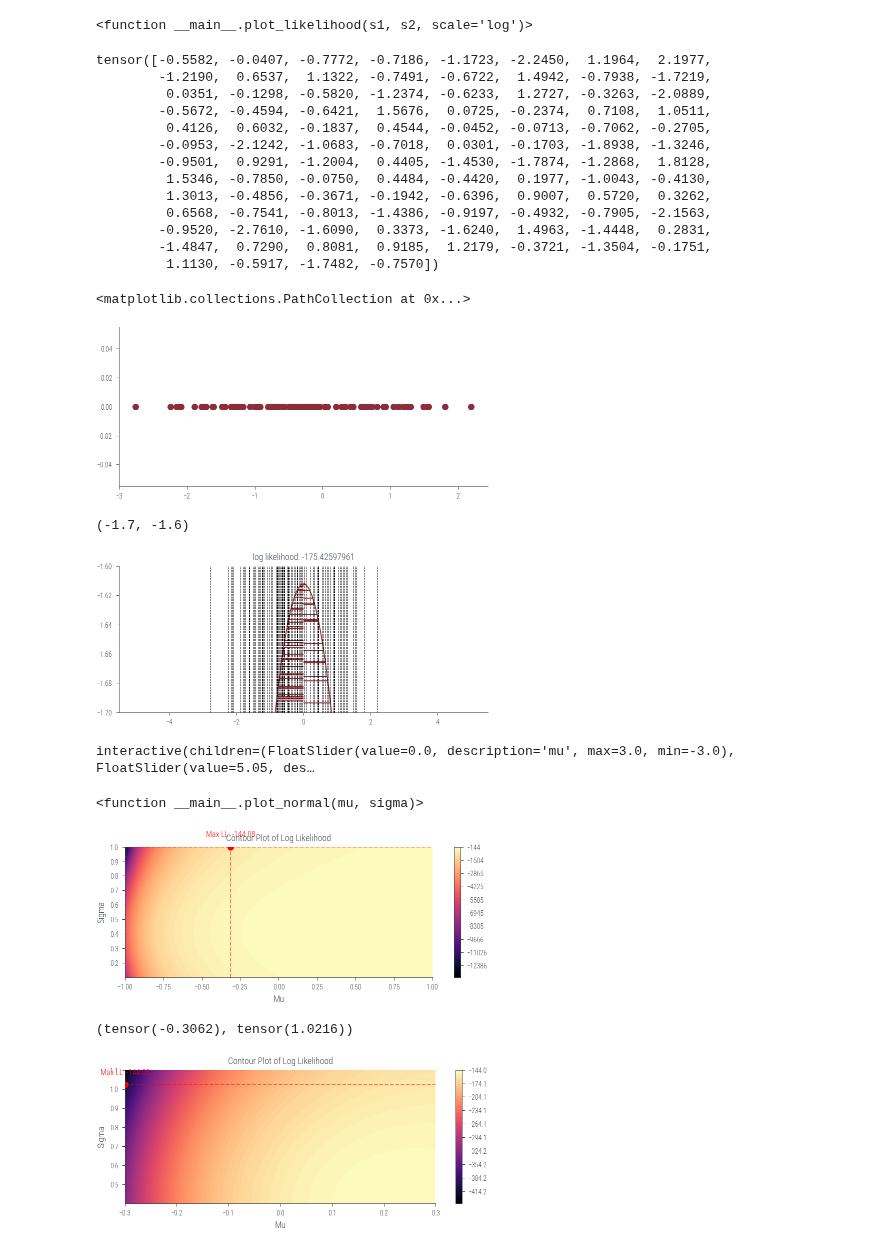
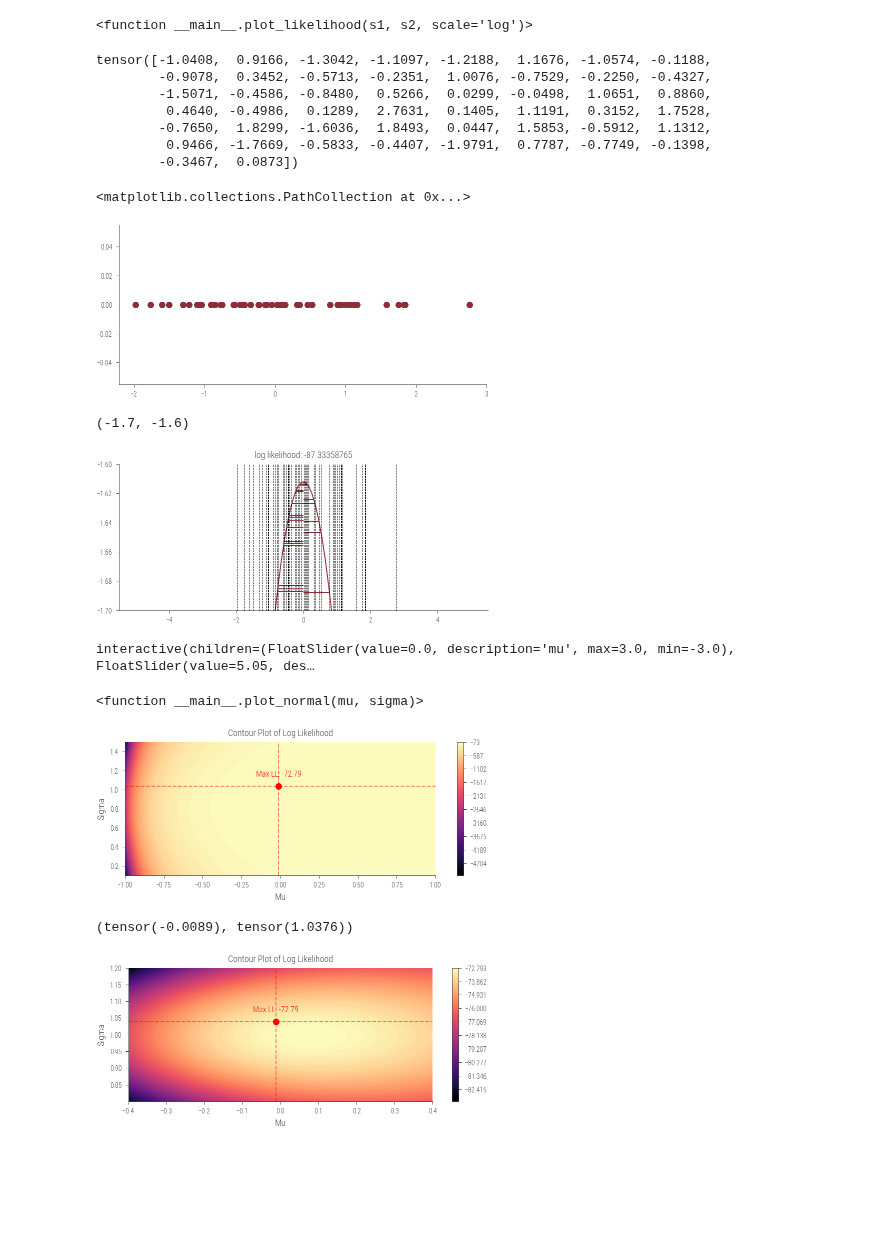
Before and after one commit to nipunbatra/pml-teaching, a Jupyter notebook: notebooks/mle-univariate.ipynb, the cells around one changed output. Saved outputs shown, nothing was run; the diff lists cells and outputs as text; code cells hidden in the pictures; blank space fills up the shorter version.

```diff
--- a/notebooks/mle-univariate.ipynb
+++ b/notebooks/mle-univariate.ipynb
@@ -264,28 +264,23 @@ interactive(children=(IntSlider(value=50, description='s1'), IntSlider(value=50,
 # %%
 # Let us now consider some N points from a univariate Gaussian distribution with mean 0 and variance 1.
 
-N = 100
+N = 50
+torch.manual_seed(2)
 samples = torch.distributions.Normal(0, 1).sample((N,))
 samples
 # %% [output]
-tensor([-0.5582, -0.0407, -0.7772, -0.7186, -1.1723, -2.2450,  1.1964,  2.1977,
-        -1.2190,  0.6537,  1.1322, -0.7491, -0.6722,  1.4942, -0.7938, -1.7219,
-         0.0351, -0.1298, -0.5820, -1.2374, -0.6233,  1.2727, -0.3263, -2.0889,
-        -0.5672, -0.4594, -0.6421,  1.5676,  0.0725, -0.2374,  0.7108,  1.0511,
-         0.4126,  0.6032, -0.1837,  0.4544, -0.0452, -0.0713, -0.7062, -0.2705,
-        -0.0953, -2.1242, -1.0683, -0.7018,  0.0301, -0.1703, -1.8938, -1.3246,
-        -0.9501,  0.9291, -1.2004,  0.4405, -1.4530, -1.7874, -1.2868,  1.8128,
-         1.5346, -0.7850, -0.0750,  0.4484, -0.4420,  0.1977, -1.0043, -0.4130,
-         1.3013, -0.4856, -0.3671, -0.1942, -0.6396,  0.9007,  0.5720,  0.3262,
-         0.6568, -0.7541, -0.8013, -1.4386, -0.9197, -0.4932, -0.7905, -2.1563,
-        -0.9520, -2.7610, -1.6090,  0.3373, -1.6240,  1.4963, -1.4448,  0.2831,
-        -1.4847,  0.7290,  0.8081,  0.9185,  1.2179, -0.3721, -1.3504, -0.1751,
-         1.1130, -0.5917, -1.7482, -0.7570])
+tensor([-1.0408,  0.9166, -1.3042, -1.1097, -1.2188,  1.1676, -1.0574, -0.1188,
+        -0.9078,  0.3452, -0.5713, -0.2351,  1.0076, -0.7529, -0.2250, -0.4327,
+        -1.5071, -0.4586, -0.8480,  0.5266,  0.0299, -0.0498,  1.0651,  0.8860,
+         0.4640, -0.4986,  0.1289,  2.7631,  0.1405,  1.1191,  0.3152,  1.7528,
+        -0.7650,  1.8299, -1.6036,  1.8493,  0.0447,  1.5853, -0.5912,  1.1312,
+         0.9466, -1.7669, -0.5833, -0.4407, -1.9791,  0.7787, -0.7749, -0.1398,
+        -0.3467,  0.0873])
 # %%
 plt.scatter(samples, np.zeros_like(samples))
 # %% [output]
 <matplotlib.collections.PathCollection at 0x...>
-[figure, old version]
+[figure, new version]
 # %%
 def ll(mu, sigma):
     mu = torch.tensor(mu)
@@ -313,7 +308,7 @@ plot_normal(0, 2)
 plt.ylim(-1.7, -1.6)
 # %% [output]
 (-1.7, -1.6)
-[figure, old version]
+[figure, new version]
 # %%
 interact(plot_normal, mu=(-3.0, 3.0), sigma=(0.1, 10))
 # %% [output]
@@ -330,7 +325,7 @@ def get_lls(mus, sigmas):
     return lls
 
 mus = torch.linspace(-1, 1, 100)
-sigmas = torch.linspace(0.1, 1, 100)
+sigmas = torch.linspace(0.1, 1.5, 100)
 lls = get_lls(mus, sigmas)
 # %%
 def plot_lls(mus, sigmas, lls):
@@ -359,15 +354,15 @@ def plot_lls(mus, sigmas, lls):
 
 plot_lls(mus, sigmas, lls)
 # %% [output]
-[figure, old version]
+[figure, new version]
 # %%
 samples.mean(), samples.std(correction=0)
 # %% [output]
-(tensor(-0.3062), tensor(1.0216))
+(tensor(-0.0089), tensor(1.0376))
 # %%
-mus = torch.linspace(-0.3, 0.3, 100)
-sigmas = torch.linspace(0.4, 1.1,100)
+mus = torch.linspace(-0.4, 0.4, 100)
+sigmas = torch.linspace(0.8, 1.2,100)
 lls = get_lls(mus, sigmas)
 plot_lls(mus, sigmas, lls)
 # %% [output]
-[figure, old version]
+[figure, new version]
```
Also changed, not shown: parts of 2 cells of this notebook.
